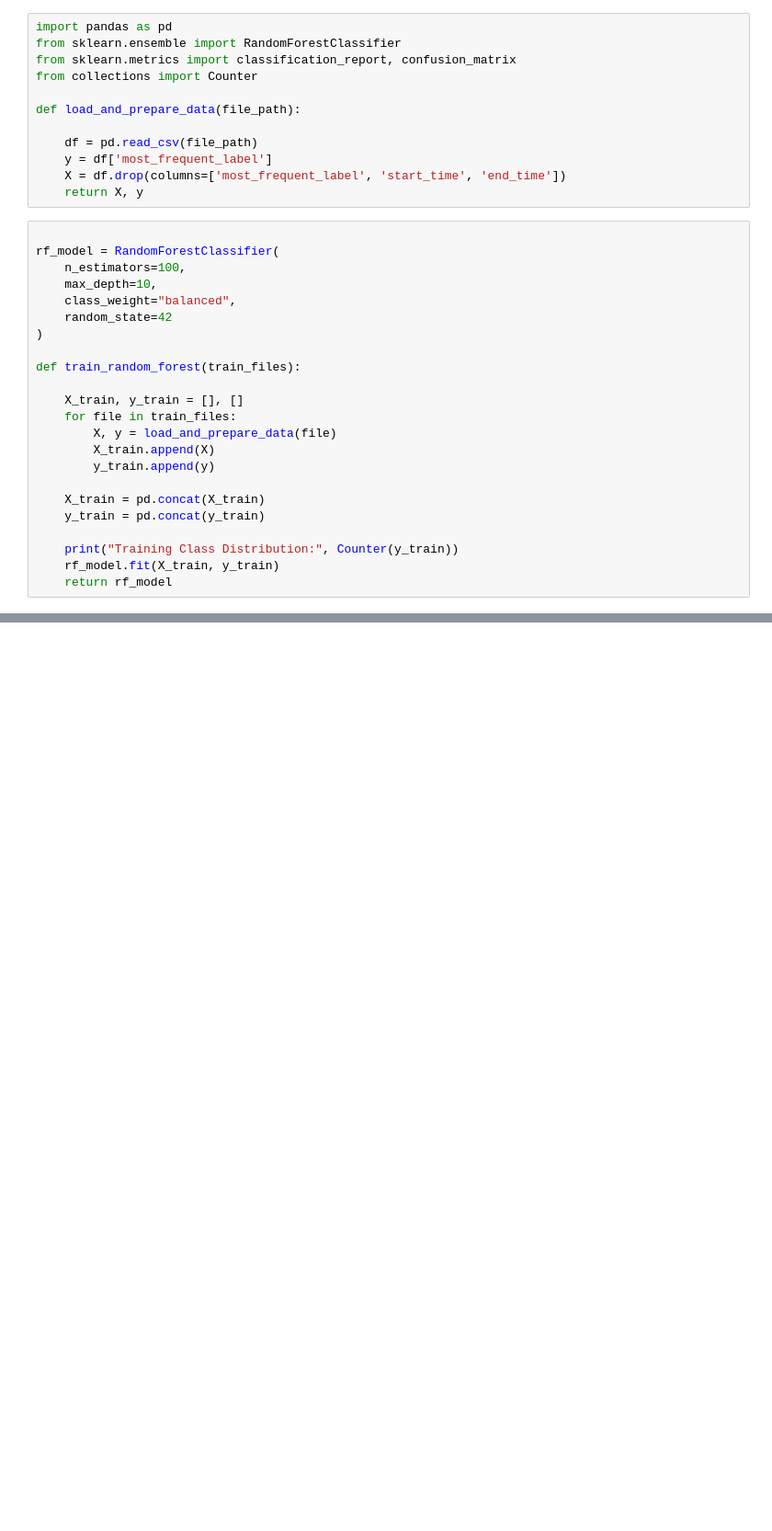
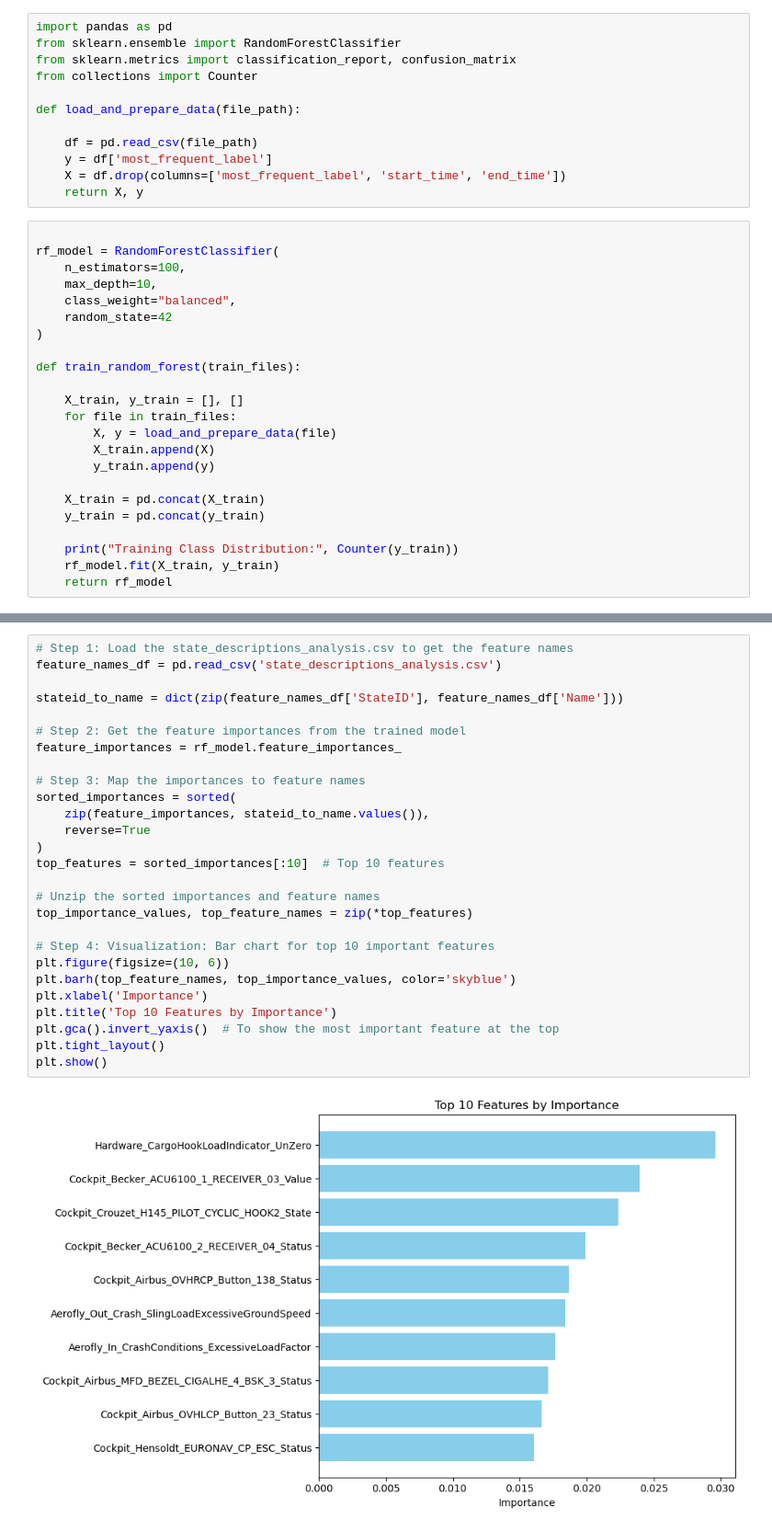
Before and after one commit to EtienneKaiser/loftdynamics, a Jupyter notebook: fit_model/fit_model.ipynb, the cells around one changed output, grey strips where cells are left out. Shown: that part at 92% size. Saved outputs shown, nothing was run; the diff lists cells and outputs as text; blank space fills up the shorter version.

```diff
--- a/fit_model/fit_model.ipynb
+++ b/fit_model/fit_model.ipynb
@@ -529,0 +587,29 @@ Overall Recall: 0.81982201420981
+# %%
+# Step 1: Load the state_descriptions_analysis.csv to get the feature names
+feature_names_df = pd.read_csv('state_descriptions_analysis.csv')
+
+stateid_to_name = dict(zip(feature_names_df['StateID'], feature_names_df['Name']))
+
+# Step 2: Get the feature importances from the trained model
+feature_importances = rf_model.feature_importances_
+
+# Step 3: Map the importances to feature names
+sorted_importances = sorted(
+    zip(feature_importances, stateid_to_name.values()),
+    reverse=True
+)
+top_features = sorted_importances[:10]  # Top 10 features
+
+# Unzip the sorted importances and feature names
+top_importance_values, top_feature_names = zip(*top_features)
+
+# Step 4: Visualization: Bar chart for top 10 important features
+plt.figure(figsize=(10, 6))
+plt.barh(top_feature_names, top_importance_values, color='skyblue')
+plt.xlabel('Importance')
+plt.title('Top 10 Features by Importance')
+plt.gca().invert_yaxis()  # To show the most important feature at the top
+plt.tight_layout()
+plt.show()
+# %% [output]
+[figure, added]
```
Also changed, not shown: parts of 15 cells of this notebook.
